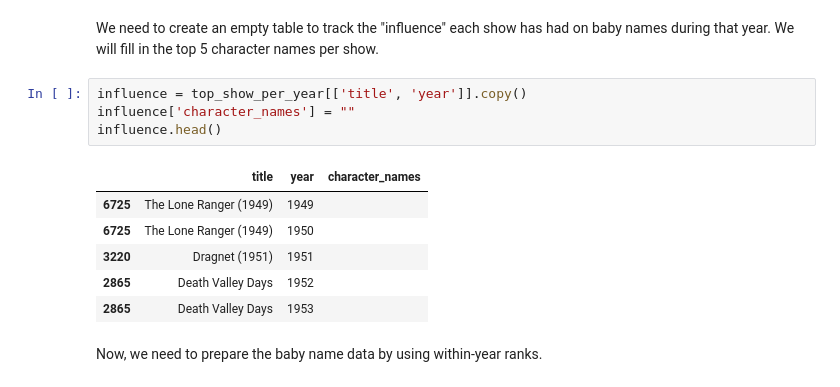
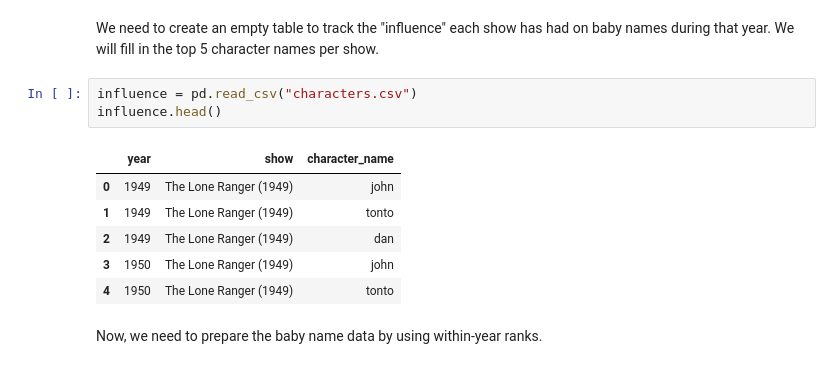
Before and after one commit to rachelrichey/trendybabies, a Jupyter notebook: trendybabies.ipynb, the cells around one changed output. Drawn from its saved outputs; the diff is of its cells as text.

```diff
--- a/trendybabies.ipynb
+++ b/trendybabies.ipynb
@@ -201,16 +208,15 @@ print(top_show_per_year[['year', 'title', 'episodes']].sort_values('year').to_st
 # %% [markdown]
 We need to create an empty table to track the "influence" each show has had on baby names during that year. We will fill in the top 5 character names per show.
 # %%
-influence = top_show_per_year[['title', 'year']].copy()
-influence['character_names'] = ""
+influence = pd.read_csv("characters.csv")
 influence.head()
 # %% [output]
-|  | title | year | character_names |
-| 6725 | The Lone Ranger (1949) | 1949 |  |
-| 6725 | The Lone Ranger (1949) | 1950 |  |
-| 3220 | Dragnet (1951) | 1951 |  |
-| 2865 | Death Valley Days | 1952 |  |
-| 2865 | Death Valley Days | 1953 |  |
+|  | year | show | character_name |
+| 0 | 1949 | The Lone Ranger (1949) | john |
+| 1 | 1949 | The Lone Ranger (1949) | tonto |
+| 2 | 1949 | The Lone Ranger (1949) | dan |
+| 3 | 1950 | The Lone Ranger (1949) | john |
+| 4 | 1950 | The Lone Ranger (1949) | tonto |
 # %% [markdown]
 Now, we need to prepare the baby name data by using within-year ranks.
 # %%
```
Also changed, not shown: parts of 15 cells of this notebook, 1 other file.
